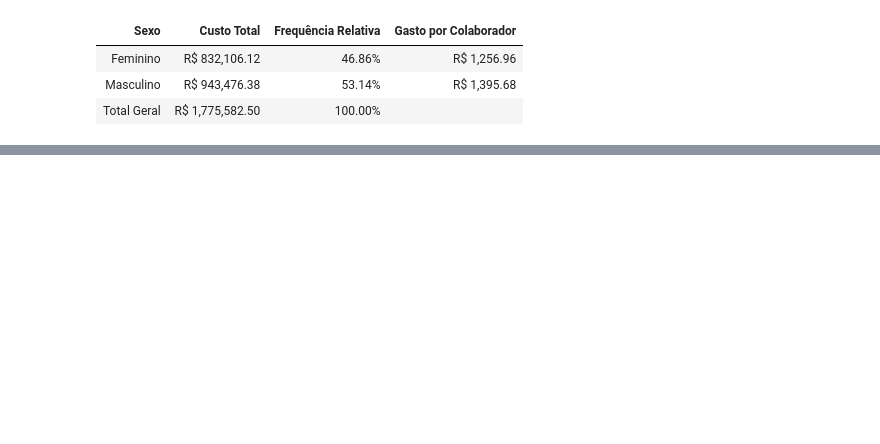
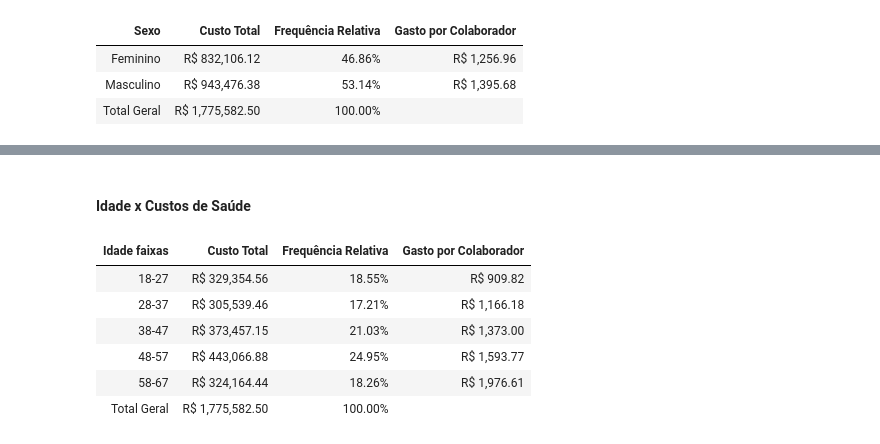
Before and after one commit to luizapilotto/case-plano-saude, a Jupyter notebook: notebooks/analise_exploratoria.ipynb, the cells around one changed output, grey strips where cells are left out. Saved outputs shown, nothing was run; the diff lists cells and outputs as text; code cells hidden in the pictures; blank space fills up the shorter version.

```diff
--- a/notebooks/analise_exploratoria.ipynb
+++ b/notebooks/analise_exploratoria.ipynb
@@ -518,0 +559,27 @@ tabela_bivariada(df, 'Fumante_Boolean')
+# %% [markdown]
+#### Idade x Custos de Saúde
+# %%
+# Definindo os limites das idades para criação de faixa
+# O primeiro intervalo é de 18 até 27, o segundo de 27 até 37, e assim por diante
+limites = [17, 27, 37, 47, 57, 67]
+
+# Definindo os nomes (labels) que vão aparecer na tabela
+faixas_nomes = ['18-27', '28-37', '38-47', '48-57', '58-67']
+
+# Criando a nova coluna usando o pd.cut
+df['Idade Faixas'] = pd.cut(
+    df['Idade'],
+    bins=limites,
+    labels=faixas_nomes,
+    ordered=True
+)
+
+tabela_bivariada(df, 'Idade Faixas')
+# %% [output]
+| Idade faixas | Custo Total | Frequência Relativa | Gasto por Colaborador |
+| 18-27 | R$ 329,354.56 | 18.55% | R$ 909.82 |
+| 28-37 | R$ 305,539.46 | 17.21% | R$ 1,166.18 |
+| 38-47 | R$ 373,457.15 | 21.03% | R$ 1,373.00 |
+| 48-57 | R$ 443,066.88 | 24.95% | R$ 1,593.77 |
+| 58-67 | R$ 324,164.44 | 18.26% | R$ 1,976.61 |
+| Total Geral | R$ 1,775,582.50 | 100.00% |  |
```
Also changed, not shown: parts of 11 cells of this notebook, 4 other files.
